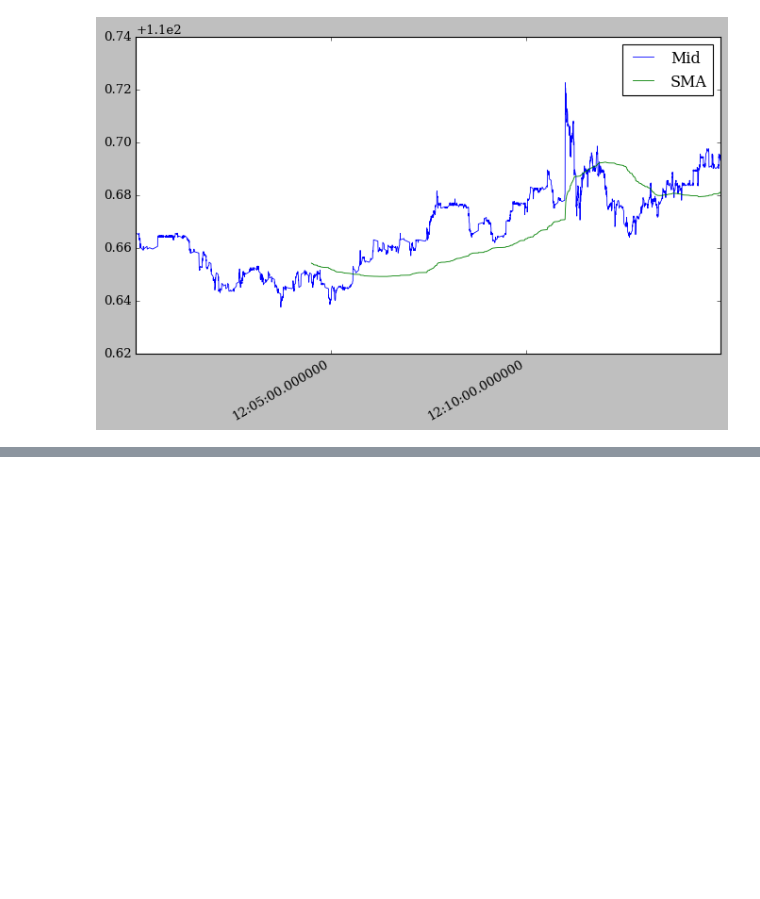
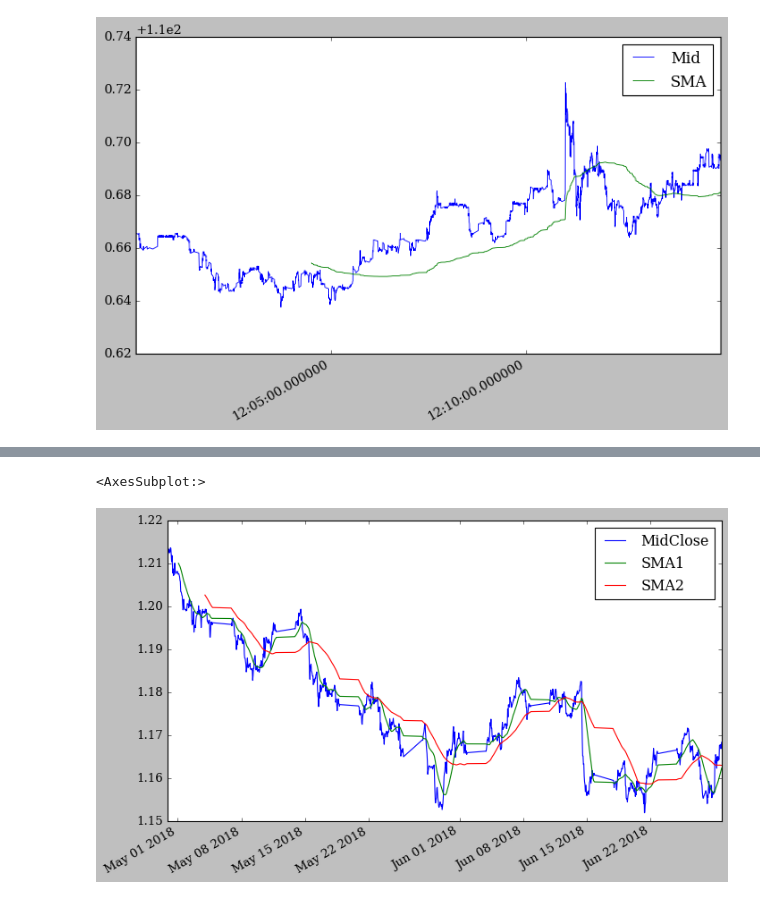
Before and after one commit to Hosung-Ahn/trading, a Jupyter notebook: flatform/note.ipynb, the cells around one changed output, grey strips where cells are left out. Drawn from its saved outputs; the diff is of its cells as text; code cells hidden in the pictures; blank space fills up the shorter version.

Commit message:
fxcm trading platform : candle data input

```diff
--- a/flatform/note.ipynb
+++ b/flatform/note.ipynb
@@ -79,0 +84,11 @@ sub[['Mid', 'SMA']].plot(figsize=(10,6), lw=0.75)
+# %%
+# 데이터 받기
+
+start = dt.datetime(2018, 5, 1)
+end = dt.datetime(2018, 6, 30)
+
+# 1분 : m1, 1시간 : H1, 하루 : D1
+period = 'H1'
+candles = cdr("EURUSD", start, end, period)
+data = candles.get_data()
+data.info()
@@ -79,0 +111,11 @@ sub[['Mid', 'SMA']].plot(figsize=(10,6), lw=0.75)
+# %%
+# 종가의 중간가격을 계산하고 두개의 이동평균선을 그린다.
+data['MidClose'] = data[['BidClose', 'AskClose']].mean(axis=1)
+
+data['SMA1'] = data["MidClose"].rolling(30).mean()
+data['SMA2'] = data['MidClose'].rolling(100).mean()
+
+data[['MidClose', 'SMA1', 'SMA2']].plot(figsize=(10,6))
+# %% [output]
+<AxesSubplot:>
+[figure, added]
```
Also changed, not shown: parts of 6 cells of this notebook.
